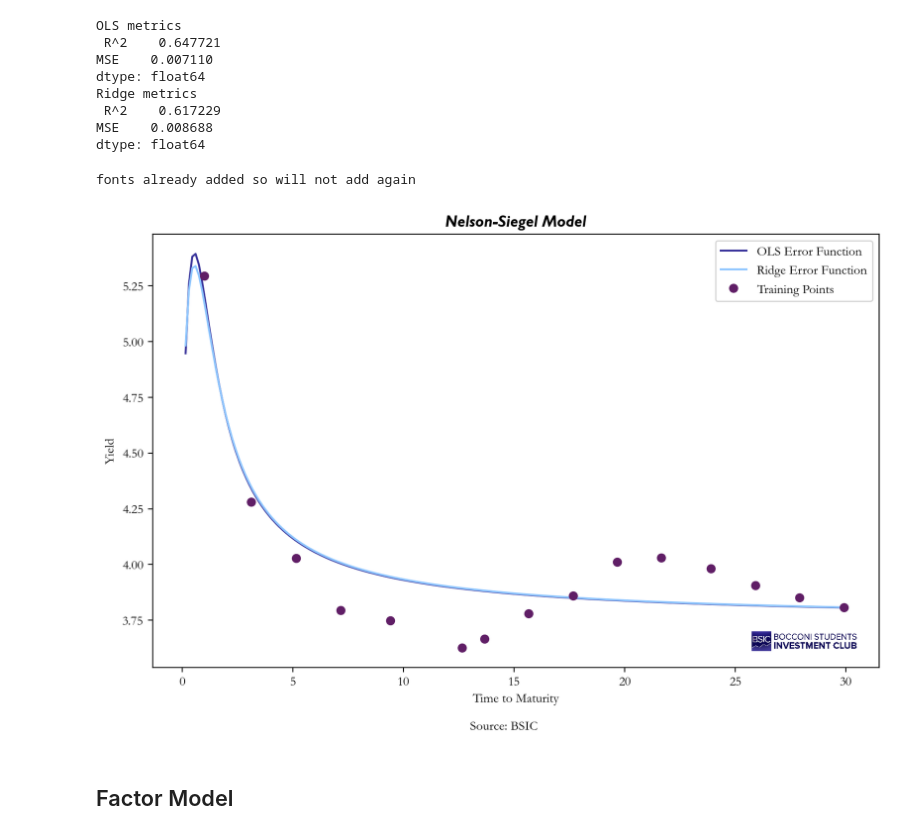
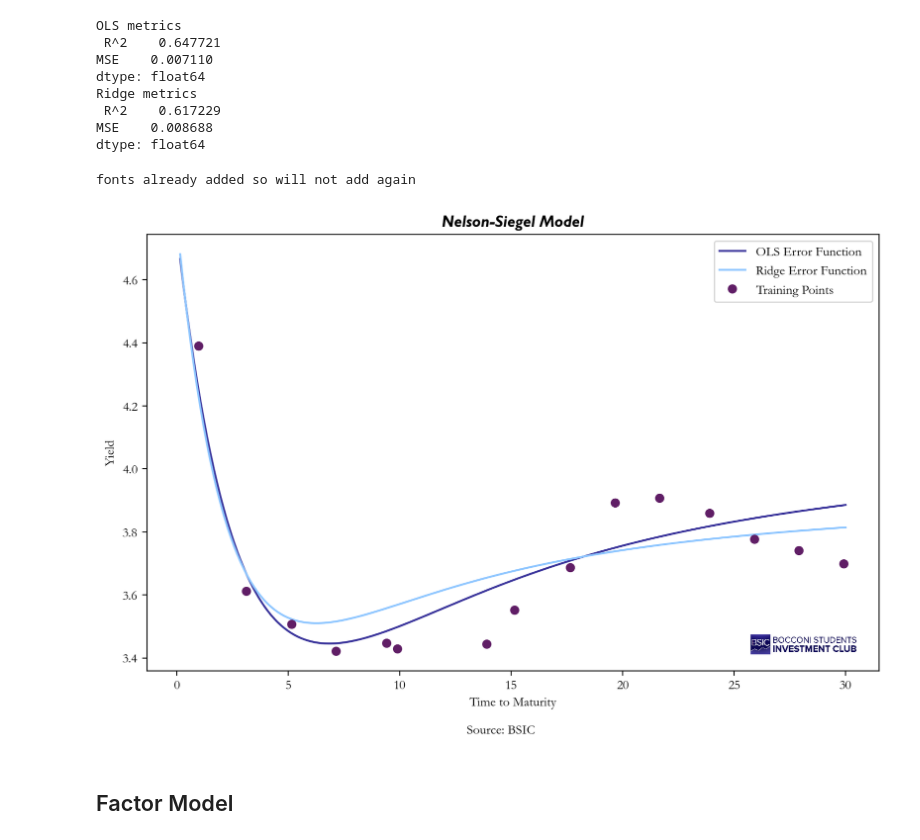
Before and after one commit to vittoriomanfriani/Fundamental-Factor-Model-for-Rates, a Jupyter notebook: Fundamental Model.ipynb, the cells around one changed output. Cells and saved outputs as stored; diff of their text form; code cells hidden in the pictures.

```diff
--- a/Fundamental Model.ipynb
+++ b/Fundamental Model.ipynb
@@ -346,8 +346,8 @@ dtype: float64
 # Function to extract evenly spread values
 def extract_evenly_spread_data(ttm_df, yield_df, num_points=15, ttm_range=(1, 30)):
     # Select the row corresponding to the date
-    ttm_row = ttm_df.iloc[289]
-    yield_row = yield_df.iloc[289]
+    ttm_row = ttm_df.iloc[225]
+    yield_row = yield_df.iloc[225]
 
     # Define the evenly spaced time to maturities
     evenly_spread_ttm = np.linspace(ttm_range[0], ttm_range[1], num_points)
@@ -382,36 +382,36 @@ def plot_nelson_siegel(df, params, params_ridge):
     # params for OLS
     result = minimize(
                     error_function_lambd,
                     initial_params,
                     args=(train_maturities, train_yields),
                     method="L-BFGS-B",
                     options={'maxiter': 1000},
                 )
 
     # params fo ridge
-    result = params.iloc[289]
-    result_ridge = params_ridge.iloc[289]
+    result = params.iloc[225]
+    result_ridge = params_ridge.iloc[225]
 
     x = np.linspace(0, 30, 200)
     y = np.array([nelson_siegel_lambd(result, x_i) for x_i in x])
     y_ridge = np.array([nelson_siegel_lambd(result_ridge, x_i) for x_i in x])
 
     fig, ax = plt.subplots(figsize = (10, 6), dpi =200)
     ax.plot(x, y, label = 'OLS Error Function')
     ax.plot(x, y_ridge, label = 'Ridge Error Function')
     ax.plot(df['Time_to_Maturity'], df['Yield'], 'o', label = 'Training Points')
     ax.set_xlabel('Time to Maturity')
     ax.set_ylabel('Yield')
     ax.set_title('Nelson-Siegel Model')
     ax.legend()
     apply_bsic_style(fig, ax)
     apply_bsic_logo(fig, ax, location='bottom right')
 
 
 plot_nelson_siegel(df_to_plot, params, params_ridge)
 # %% [output]
 fonts already added so will not add again
-[figure, old version]
+[figure, new version]
 # %% [markdown]
 ## Factor Model
 # %%
```
Also changed, not shown: parts of 4 cells of this notebook.
